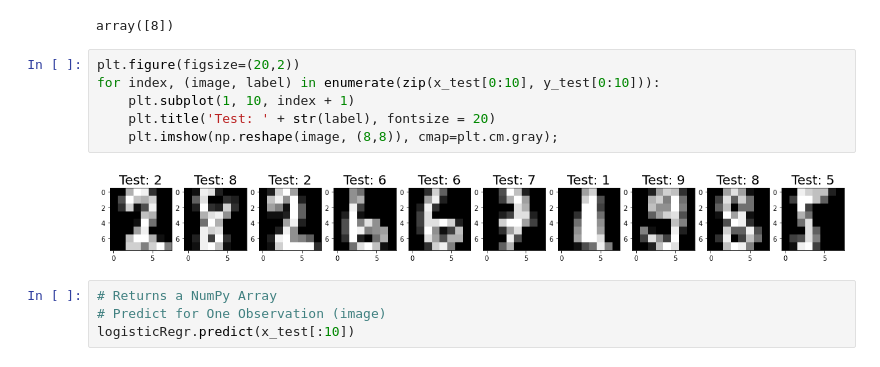
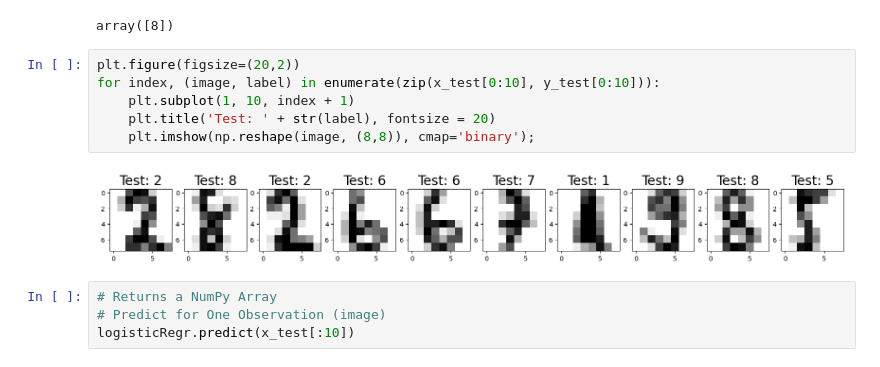
Before and after one commit to angelrodnah/2309_dsft_thebridge, a Jupyter notebook: 3-Machine_Learning/1-Supervisado/2-Classification/4-Logistic_Regression/2 - Logistic_regression_digits.ipynb, the cells around one changed output. Drawn from its saved outputs; the diff is of its cells as text.

```diff
--- a/3-Machine_Learning/1-Supervisado/2-Classification/4-Logistic_Regression/2 - Logistic_regression_digits.ipynb
+++ b/3-Machine_Learning/1-Supervisado/2-Classification/4-Logistic_Regression/2 - Logistic_regression_digits.ipynb
@@ -198,11 +198,11 @@ array([8])
 # %%
 plt.figure(figsize=(20,2))
 for index, (image, label) in enumerate(zip(x_test[0:10], y_test[0:10])):
     plt.subplot(1, 10, index + 1)
     plt.title('Test: ' + str(label), fontsize = 20)
-    plt.imshow(np.reshape(image, (8,8)), cmap=plt.cm.gray);
+    plt.imshow(np.reshape(image, (8,8)), cmap='binary');
 # %% [output]
-[figure, old version]
+[figure, new version]
 # %%
 # Returns a NumPy Array
 # Predict for One Observation (image)
```
Also changed, not shown: parts of 8 cells of this notebook, 1 other file.
